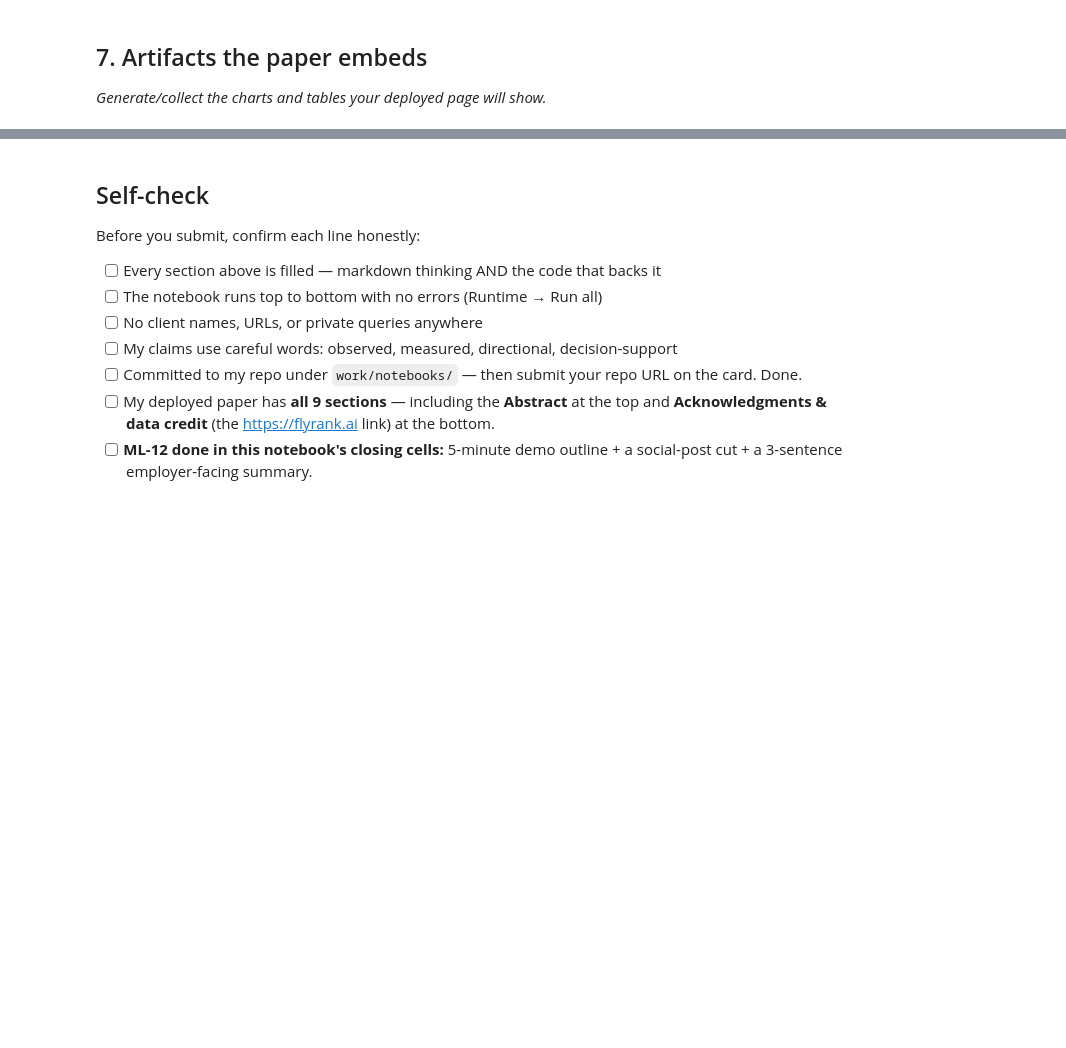
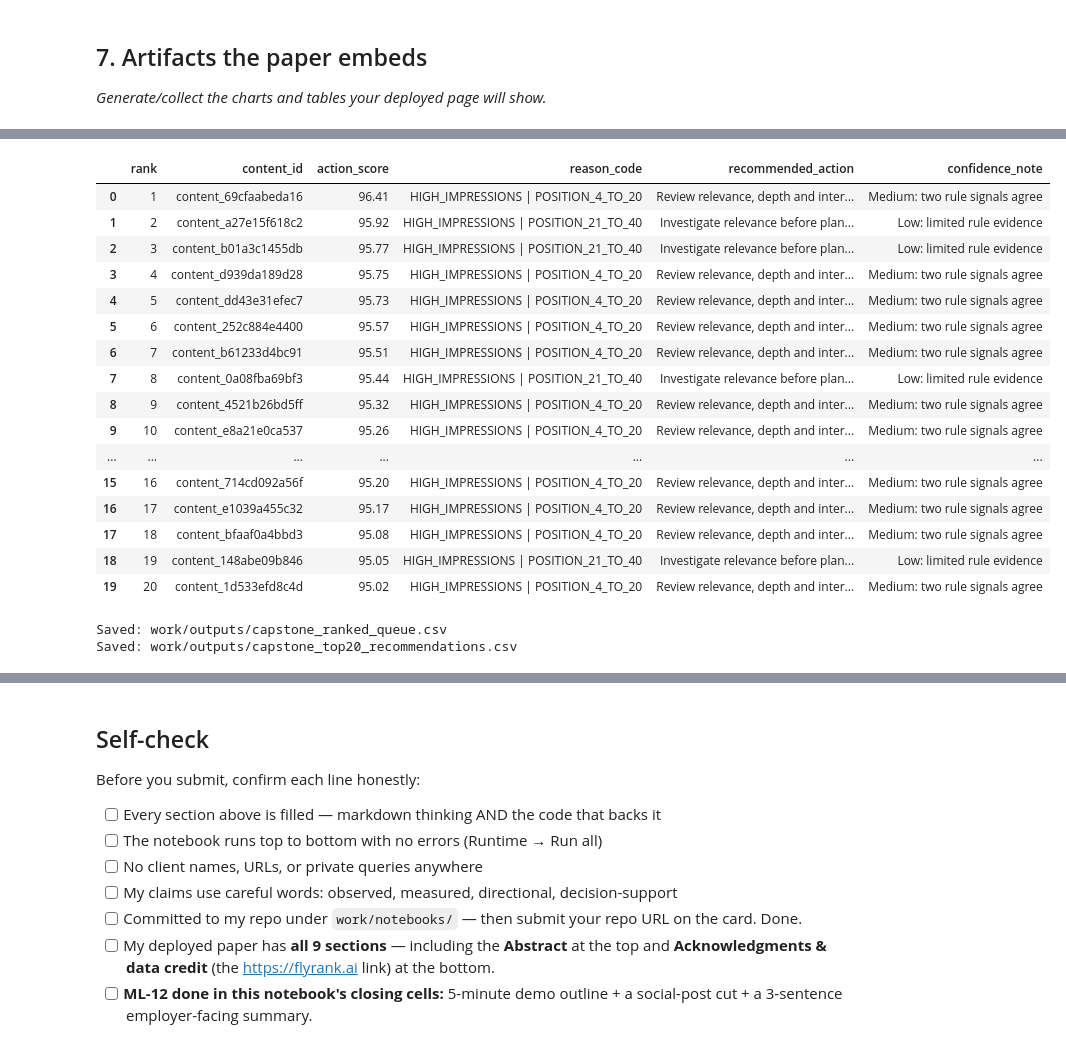
Before and after one commit to abdullahhashmi01/FlyRank-ML-Internship, a Jupyter notebook: work/notebooks/capstone.ipynb, the cells around one changed output, grey strips where cells are left out. Drawn from its saved outputs; the diff is of its cells as text; code cells hidden in the pictures; blank space fills up the shorter version.

```diff
--- a/work/notebooks/capstone.ipynb
+++ b/work/notebooks/capstone.ipynb
@@ -36,0 +944,59 @@ This skeleton is yours to fill. Work the sections **in order** — each one has
+# %%
+top_20 = ranked_queue.head(20).copy()
+
+top_20_columns = [
+    "rank",
+    "content_id",
+    "action_score",
+    "reason_code",
+    "recommended_action",
+    "confidence_note"
+]
+
+display(
+    top_20[top_20_columns]
+)
+# %% [output]
+|  | rank | content_id | action_score | reason_code | recommended_action | confidence_note |
+| 0 | 1 | content_69cfaabeda16 | 96.41 | HIGH_IMPRESSIONS | POSITION_4_TO_20 | Review relevance, depth and inter... | Medium: two rule signals agree |
+| 1 | 2 | content_a27e15f618c2 | 95.92 | HIGH_IMPRESSIONS | POSITION_21_TO_40 | Investigate relevance before plan... | Low: limited rule evidence |
+| 2 | 3 | content_b01a3c1455db | 95.77 | HIGH_IMPRESSIONS | POSITION_21_TO_40 | Investigate relevance before plan... | Low: limited rule evidence |
+| 3 | 4 | content_d939da189d28 | 95.75 | HIGH_IMPRESSIONS | POSITION_4_TO_20 | Review relevance, depth and inter... | Medium: two rule signals agree |
+| 4 | 5 | content_dd43e31efec7 | 95.73 | HIGH_IMPRESSIONS | POSITION_4_TO_20 | Review relevance, depth and inter... | Medium: two rule signals agree |
+| 5 | 6 | content_252c884e4400 | 95.57 | HIGH_IMPRESSIONS | POSITION_4_TO_20 | Review relevance, depth and inter... | Medium: two rule signals agree |
+| 6 | 7 | content_b61233d4bc91 | 95.51 | HIGH_IMPRESSIONS | POSITION_4_TO_20 | Review relevance, depth and inter... | Medium: two rule signals agree |
+| 7 | 8 | content_0a08fba69bf3 | 95.44 | HIGH_IMPRESSIONS | POSITION_21_TO_40 | Investigate relevance before plan... | Low: limited rule evidence |
+| 8 | 9 | content_4521b26bd5ff | 95.32 | HIGH_IMPRESSIONS | POSITION_4_TO_20 | Review relevance, depth and inter... | Medium: two rule signals agree |
+| 9 | 10 | content_e8a21e0ca537 | 95.26 | HIGH_IMPRESSIONS | POSITION_4_TO_20 | Review relevance, depth and inter... | Medium: two rule signals agree |
+| ... | ... | ... | ... | ... | ... | ... |
+| 15 | 16 | content_714cd092a56f | 95.20 | HIGH_IMPRESSIONS | POSITION_4_TO_20 | Review relevance, depth and inter... | Medium: two rule signals agree |
+| 16 | 17 | content_e1039a455c32 | 95.17 | HIGH_IMPRESSIONS | POSITION_4_TO_20 | Review relevance, depth and inter... | Medium: two rule signals agree |
+| 17 | 18 | content_bfaaf0a4bbd3 | 95.08 | HIGH_IMPRESSIONS | POSITION_4_TO_20 | Review relevance, depth and inter... | Medium: two rule signals agree |
+| 18 | 19 | content_148abe09b846 | 95.05 | HIGH_IMPRESSIONS | POSITION_21_TO_40 | Investigate relevance before plan... | Low: limited rule evidence |
+| 19 | 20 | content_1d533efd8c4d | 95.02 | HIGH_IMPRESSIONS | POSITION_4_TO_20 | Review relevance, depth and inter... | Medium: two rule signals agree |
+# %%
+queue_path = (
+    output_folder
+    / "capstone_ranked_queue.csv"
+)
+
+top20_path = (
+    output_folder
+    / "capstone_top20_recommendations.csv"
+)
+
+ranked_queue.to_csv(
+    queue_path,
+    index=False
+)
+
+top_20[top_20_columns].to_csv(
+    top20_path,
+    index=False
+)
+
+print("Saved:", queue_path)
+print("Saved:", top20_path)
+# %% [output]
+Saved: work/outputs/capstone_ranked_queue.csv
+Saved: work/outputs/capstone_top20_recommendations.csv
```
Also changed, not shown: parts of 14 cells of this notebook.
